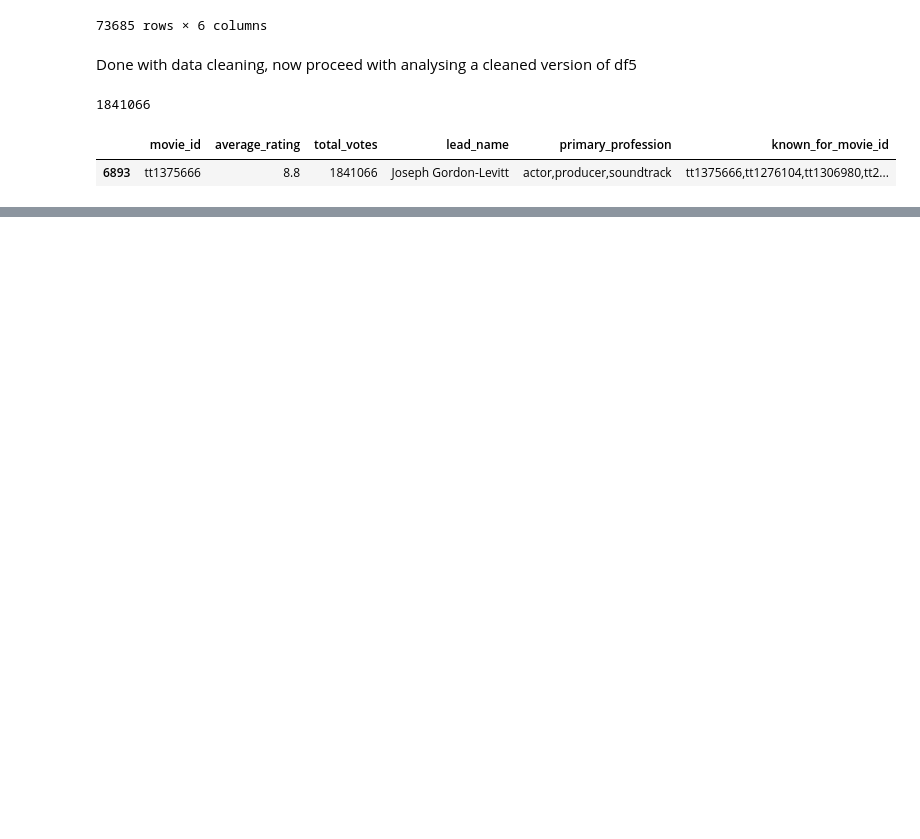
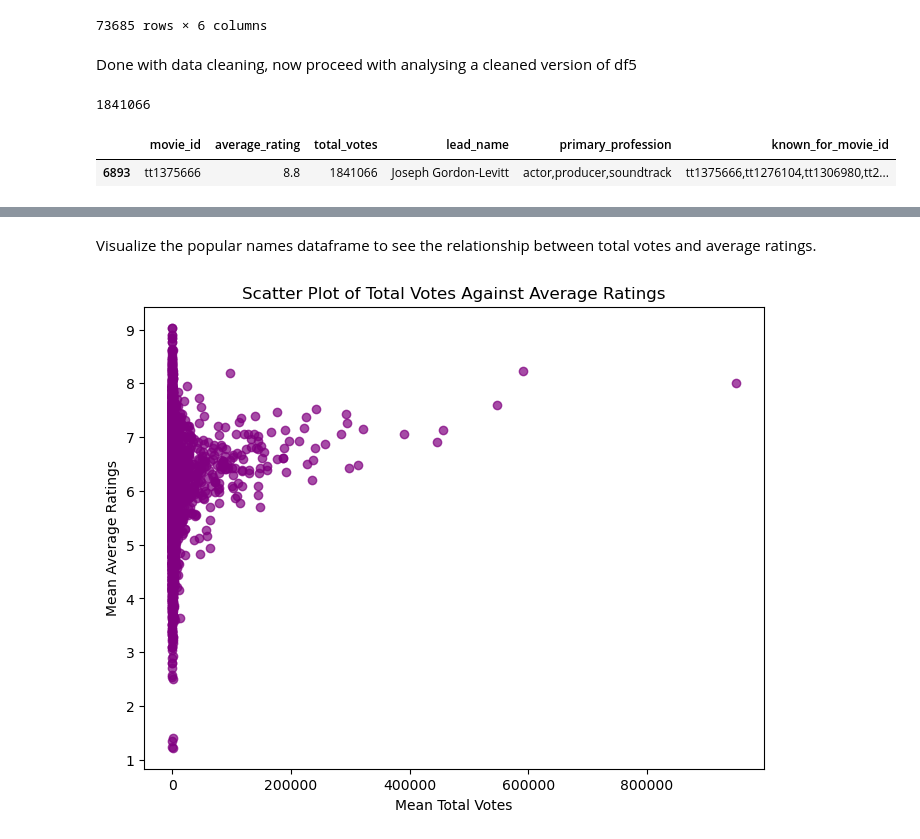
Before and after one commit to AwuorJ/dsc-phase-1-project-v2-3, a Jupyter notebook: student.ipynb, the cells around one changed output, grey strips where cells are left out. Saved outputs shown, nothing was run; the diff lists cells and outputs as text; code cells hidden in the pictures; blank space fills up the shorter version.

```diff
--- a/student.ipynb
+++ b/student.ipynb
@@ -658,0 +667,13 @@ popular_names_df1
+# %% [markdown]
+Visualize the popular names dataframe to see the relationship between total votes and average ratings.
+# %%
+plt.figure(figsize = (8,6))
+plt.scatter(popular_names_df1['total_votes'], popular_names_df1['average_rating'], color = 'purple', alpha = 0.7)
+plt.title('Scatter Plot of Total Votes Against Average Ratings')
+plt.xlabel('Mean Total Votes')
+plt.ylabel('Mean Average Ratings')
+plt.grid(False)
+
+plt.show()
+# %% [output]
+[figure, added]
```
Also changed, not shown: parts of 4 cells of this notebook, 3 other files.
